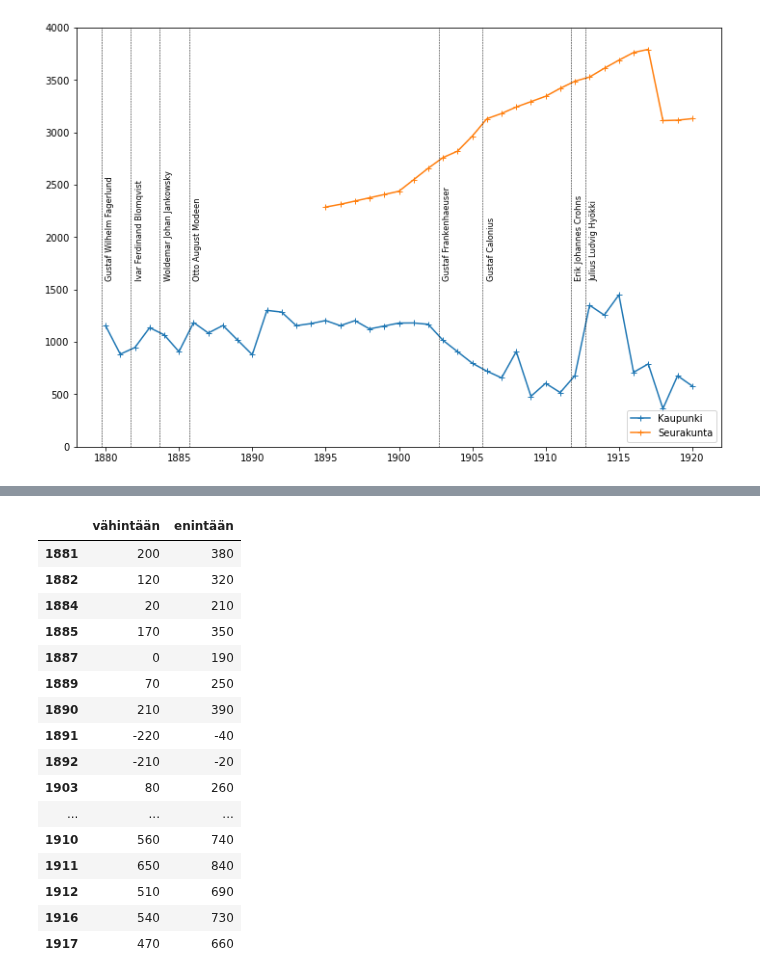
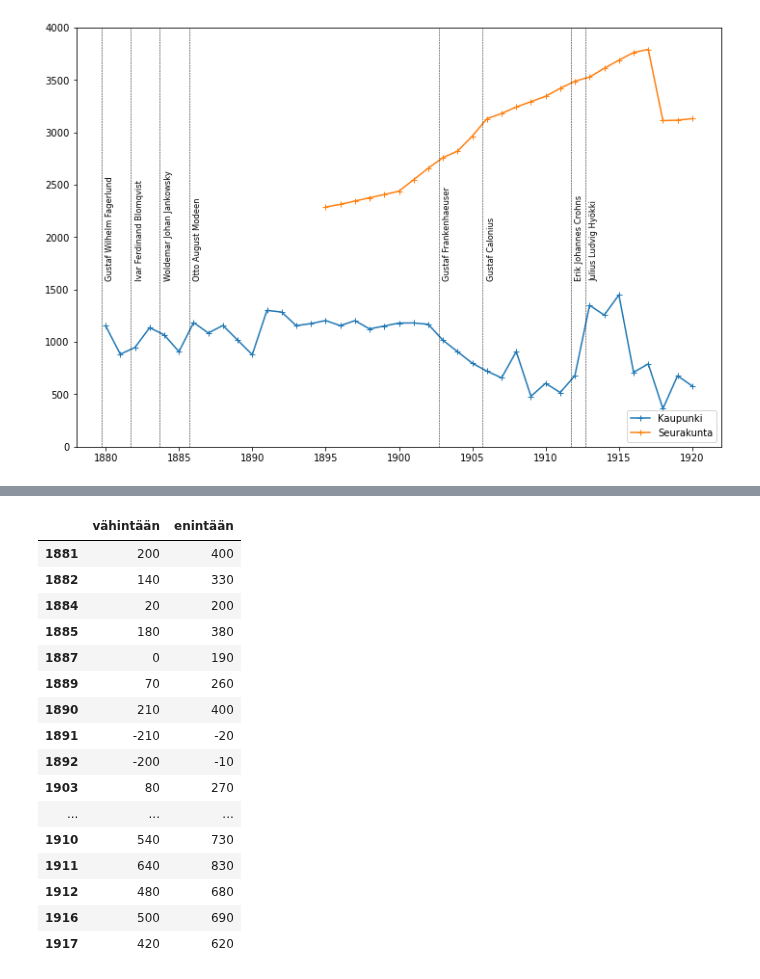
Before and after one commit to AnttiHaerkoenen/vyborg_orthodox, a Jupyter notebook: notebooks/missing_orthodox.ipynb, the cells around one changed output, grey strips where cells are left out. Saved outputs shown, nothing was run; the diff lists cells and outputs as text; code cells hidden in the pictures.

```diff
--- a/notebooks/missing_orthodox.ipynb
+++ b/notebooks/missing_orthodox.ipynb
@@ -187,19 +165,5 @@ regression_data.loc[regression_data.index.isin(missing_years)] = np.nan # imputa
 regression_data = pd.DataFrame(data=({
     'Vuosi': regression_data.index,
     'Kaupunki': regression_data,
+    'Seurakunta': data.loc['1880':'1917', 'Seurakunta'],
 }))
-# regression_data = (regression_data - regression_data.mean()) / regression_data.var()**0.5
-
-n_knots = 3
-knot_list = np.linspace(regression_data.Vuosi.min(), regression_data.Vuosi.max(), n_knots)
-print(knot_list)
-B = dmatrix(
-    "bs(year, knots=knots, degree=2, include_intercept=True) - 1",
-    {"year": regression_data.Vuosi, "knots": knot_list[1:-1]},
-)
-
-_, ax = plt.subplots(1, 1, figsize=(12, 8))
-for i in range(n_knots + 1):
-    ax.plot(regression_data.Vuosi, (B[:, i]), color="C0")
-ax.set_xlabel("year")
-ax.set_ylabel("basis")
@@ -210,12 +170,25 @@ Text(0, 0.5, 'basis')
 # %%
-mu_w = [0] * n_knots + [150]
+n_knots = 3
+knot_list = np.linspace(regression_data.Vuosi.min(), regression_data.Vuosi.max(), n_knots)
+B = dmatrix(
+    "bs(year, knots=knots, degree=2, include_intercept=True) - 1",
+    {"year": regression_data.Vuosi, "knots": knot_list[1:-1]},
+)
+
+_, ax = plt.subplots(1, 1, figsize=(12, 8))
+for i in range(n_knots + 1):
+    ax.plot(regression_data.Vuosi, (B[:, i]), color="C0")
+ax.set_xlabel("year")
+ax.set_ylabel("basis")
+
+mu_w = [0] * n_knots + [100]
 with pm.Model() as model:
     a = pm.Normal("a", 1200, 25)
     w = pm.Normal("w", mu=mu_w, sd=20, shape=B.shape[1])
     mu = pm.Deterministic("mu", a + pm.math.dot(np.asarray(B, order="F"), w.T))
-    sigma = pm.HalfStudentT("sigma", sd=50)
+    sigma = pm.HalfStudentT("sigma", sd=100)
     orthodox = pm.Normal("orthodox", mu, sigma, observed=regression_data.Kaupunki)
-    posterior = pm.sample(1000, tune=5000)
+    posterior = pm.sample(1000, tune=1000, chains=5)
 
 # with pm.Model() as model:
 #     a = pm.Normal("a", 1200, 25)
@@ -234,17 +207,20 @@ with pm.Model() as model:
 #     orthodox = pm.Normal("orthodox", mu=mu, sd=sigma, observed=regression_data.Kaupunki)
 #     posterior = pm.sample(1000, tune=5000)
 
-ax = az.plot_hdi(regression_data.Vuosi, posterior["mu"], color="k", hdi_prob=0.95)
+ax = az.plot_hdi(regression_data.Vuosi, posterior["mu"], color="k", hdi_prob=0.9)
 ax.plot(regression_data.Vuosi, regression_data.Kaupunki, "o", alpha=0.7)
 fig = plt.gcf()
 fig.set_size_inches(8, 6)
-# ax.set_ylim(0, 1600)
+ax.set_ylim(0, 1600)
 ax.set_xlabel("Vuosi")
 ax.set_ylabel("Henkikirja")
 plt.show()
 
 az.plot_posterior(posterior)
 plt.show()
+
+az.plot_forest(posterior, hdi_prob=0.9, combined=True)
+plt.show()
 # %% [output]
 Auto-assigning NUTS sampler...
 Initializing NUTS using jitter+adapt_diag...
@@ -257,5 +234,5 @@ Sampling 2 chains for 5_000 tune and 1_000 draw iterations (10_000 + 2_000 draws
 # %%
-om_hdi = pm.stats.hdi(posterior)['orthodox_missing'].values
+om_hdi = pm.stats.hdi(posterior, hdi_prob=0.9)['orthodox_missing'].values
 
 missing_orthodox = pd.DataFrame(
     data=om_hdi,
@@ -276,17 +270,17 @@ missing_orthodox
 |  | vähintään | enintään |
-| 1881 | 200 | 380 |
-| 1882 | 120 | 320 |
-| 1884 | 20 | 210 |
-| 1885 | 170 | 350 |
+| 1881 | 200 | 400 |
+| 1882 | 140 | 330 |
+| 1884 | 20 | 200 |
+| 1885 | 180 | 380 |
 | 1887 | 0 | 190 |
-| 1889 | 70 | 250 |
-| 1890 | 210 | 390 |
-| 1891 | -220 | -40 |
-| 1892 | -210 | -20 |
-| 1903 | 80 | 260 |
+| 1889 | 70 | 260 |
+| 1890 | 210 | 400 |
+| 1891 | -210 | -20 |
+| 1892 | -200 | -10 |
+| 1903 | 80 | 270 |
 | ... | ... | ... |
-| 1910 | 560 | 740 |
-| 1911 | 650 | 840 |
-| 1912 | 510 | 690 |
-| 1916 | 540 | 730 |
-| 1917 | 470 | 660 |
+| 1910 | 540 | 730 |
+| 1911 | 640 | 830 |
+| 1912 | 480 | 680 |
+| 1916 | 500 | 690 |
+| 1917 | 420 | 620 |
```
Also changed, not shown: parts of 4 cells of this notebook, 1 other file.
